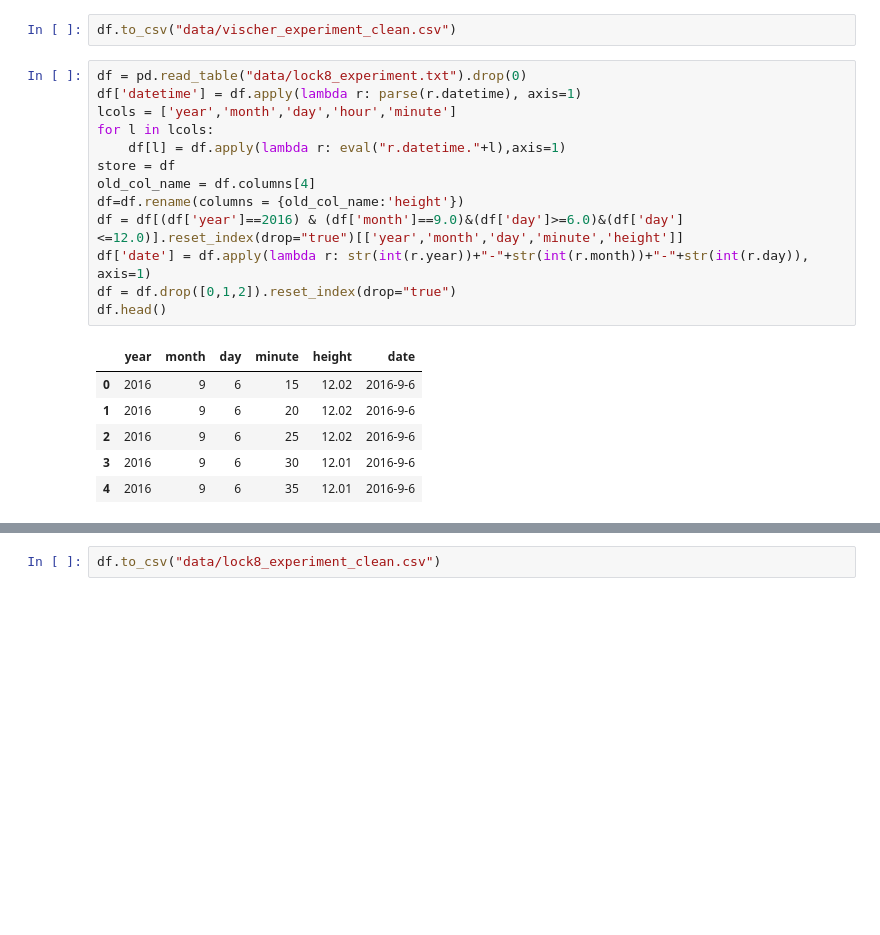
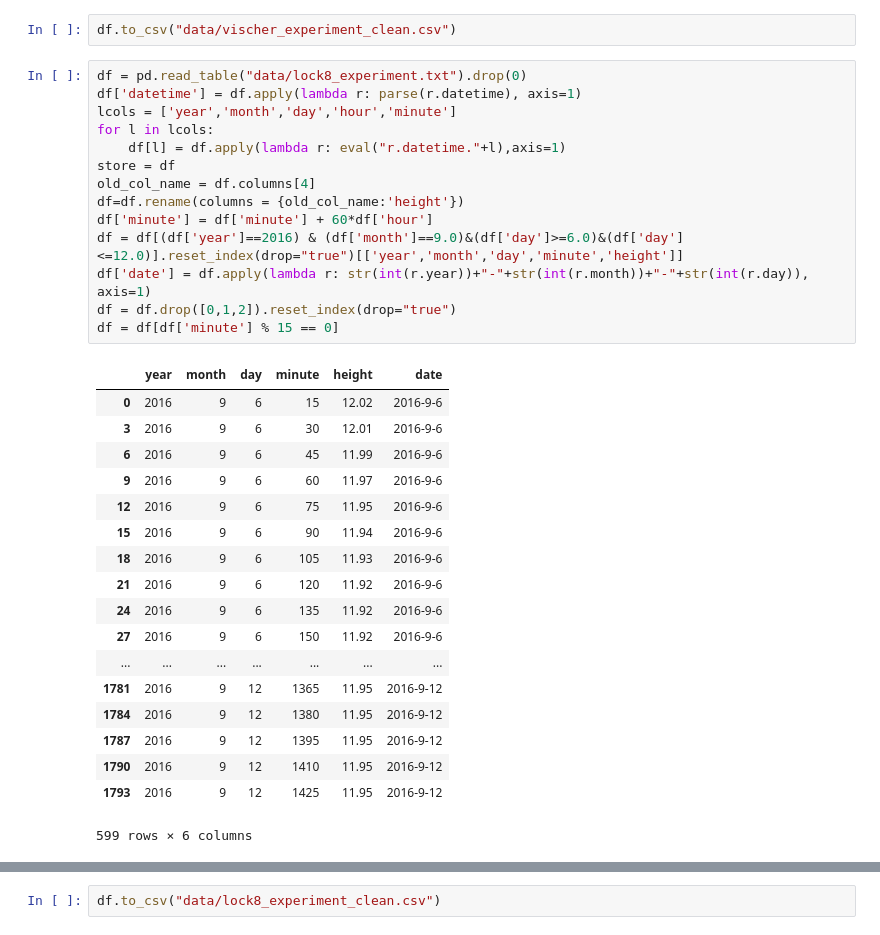
Before and after one commit to ehoulihan/cs171implementation, a Jupyter notebook: load_data.ipynb, the cells around one changed output, grey strips where cells are left out. Saved outputs shown, nothing was run; the diff lists cells and outputs as text; blank space fills up the shorter version.

```diff
--- a/load_data.ipynb
+++ b/load_data.ipynb
@@ -65,20 +67,33 @@ df.to_csv("data/vischer_experiment_clean.csv")
 # %%
 df = pd.read_table("data/lock8_experiment.txt").drop(0)
 df['datetime'] = df.apply(lambda r: parse(r.datetime), axis=1)
 lcols = ['year','month','day','hour','minute']
 for l in lcols:
     df[l] = df.apply(lambda r: eval("r.datetime."+l),axis=1)
 store = df
 old_col_name = df.columns[4]
 df=df.rename(columns = {old_col_name:'height'})
+df['minute'] = df['minute'] + 60*df['hour']
 df = df[(df['year']==2016) & (df['month']==9.0)&(df['day']>=6.0)&(df['day']<=12.0)].reset_index(drop="true")[['year','month','day','minute','height']]
 df['date'] = df.apply(lambda r: str(int(r.year))+"-"+str(int(r.month))+"-"+str(int(r.day)), axis=1)
 df = df.drop([0,1,2]).reset_index(drop="true")
-df.head()
+df = df[df['minute'] % 15 == 0]
 # %% [output]
 |  | year | month | day | minute | height | date |
 | 0 | 2016 | 9 | 6 | 15 | 12.02 | 2016-9-6 |
-| 1 | 2016 | 9 | 6 | 20 | 12.02 | 2016-9-6 |
-| 2 | 2016 | 9 | 6 | 25 | 12.02 | 2016-9-6 |
 | 3 | 2016 | 9 | 6 | 30 | 12.01 | 2016-9-6 |
-| 4 | 2016 | 9 | 6 | 35 | 12.01 | 2016-9-6 |
+| 6 | 2016 | 9 | 6 | 45 | 11.99 | 2016-9-6 |
+| 9 | 2016 | 9 | 6 | 60 | 11.97 | 2016-9-6 |
+| 12 | 2016 | 9 | 6 | 75 | 11.95 | 2016-9-6 |
+| 15 | 2016 | 9 | 6 | 90 | 11.94 | 2016-9-6 |
+| 18 | 2016 | 9 | 6 | 105 | 11.93 | 2016-9-6 |
+| 21 | 2016 | 9 | 6 | 120 | 11.92 | 2016-9-6 |
+| 24 | 2016 | 9 | 6 | 135 | 11.92 | 2016-9-6 |
+| 27 | 2016 | 9 | 6 | 150 | 11.92 | 2016-9-6 |
+| ... | ... | ... | ... | ... | ... | ... |
+| 1781 | 2016 | 9 | 12 | 1365 | 11.95 | 2016-9-12 |
+| 1784 | 2016 | 9 | 12 | 1380 | 11.95 | 2016-9-12 |
+| 1787 | 2016 | 9 | 12 | 1395 | 11.95 | 2016-9-12 |
+| 1790 | 2016 | 9 | 12 | 1410 | 11.95 | 2016-9-12 |
+| 1793 | 2016 | 9 | 12 | 1425 | 11.95 | 2016-9-12 |
+599 rows × 6 columns
```
Also changed, not shown: parts of 4 cells of this notebook, 4 other files.
